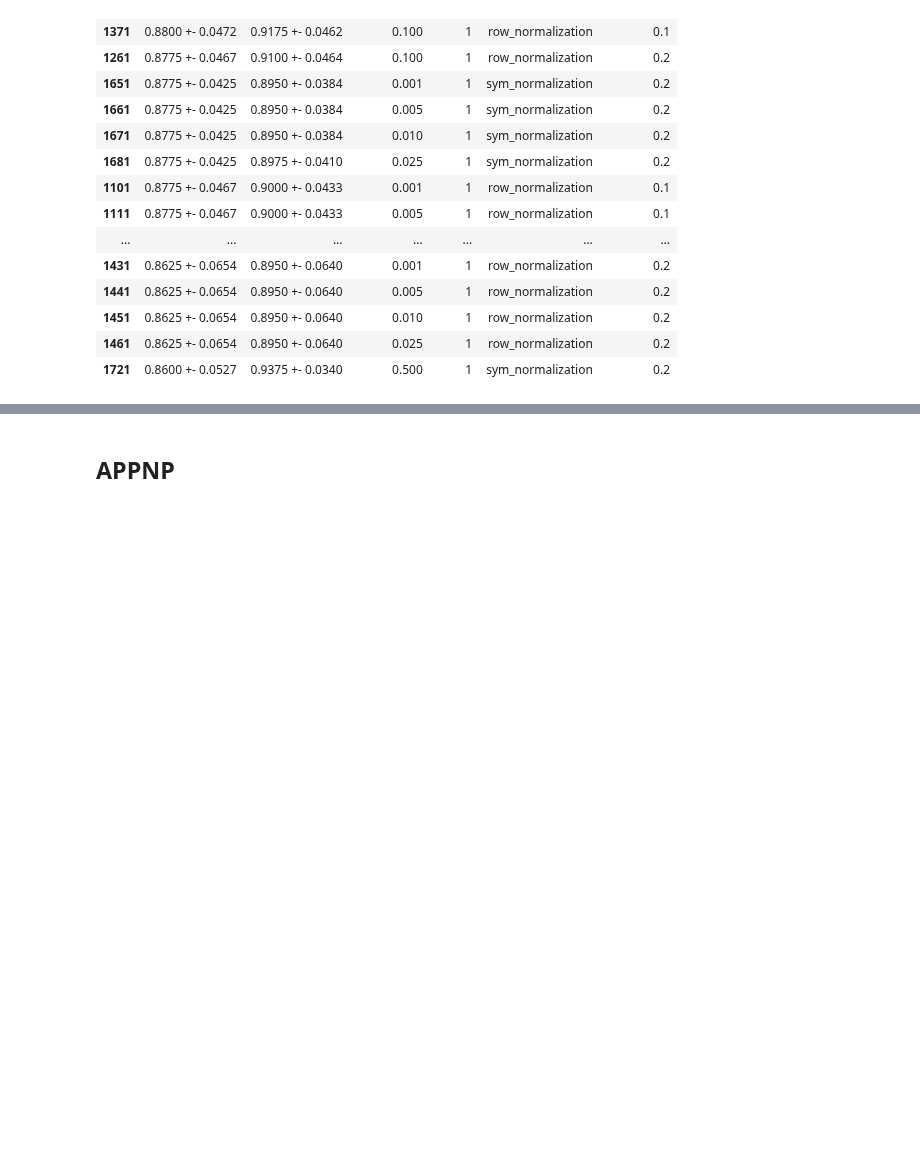
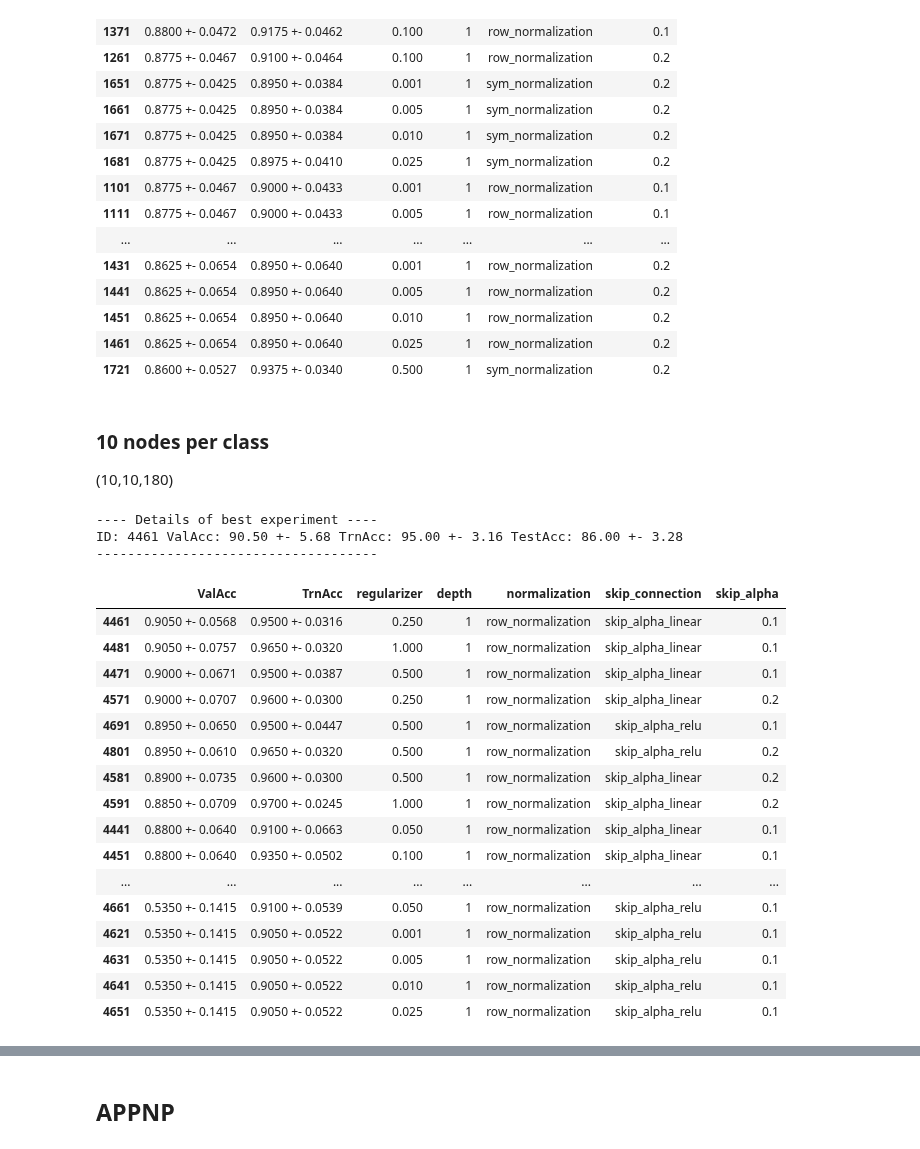
Before and after one commit to saper0/qpcert, a Jupyter notebook: notebooks/hyperparams/sbm.ipynb, the cells around one changed output, grey strips where cells are left out. Saved outputs shown, nothing was run; the diff lists cells and outputs as text; code cells hidden in the pictures; blank space fills up the shorter version.

Commit message:
Added CBA config files and hyperparam search for CBA and SBM

```diff
--- a/notebooks/hyperparams/sbm.ipynb
+++ b/notebooks/hyperparams/sbm.ipynb
@@ -653,3 +1102,37 @@ ID: 1151 ValAcc: 89.25 +- 4.88 TrnAcc: 90.50 +- 4.15 TestAcc: 86.94 +- 2.40
 | 1451 | 0.8625 +- 0.0654 | 0.8950 +- 0.0640 | 0.010 | 1 | row_normalization | 0.2 |
 | 1461 | 0.8625 +- 0.0654 | 0.8950 +- 0.0640 | 0.025 | 1 | row_normalization | 0.2 |
 | 1721 | 0.8600 +- 0.0527 | 0.9375 +- 0.0340 | 0.500 | 1 | sym_normalization | 0.2 |
+# %% [markdown]
+### 10 nodes per class
+(10,10,180)
+# %%
+start_id = 4401
+end_id = 4840
+n_seeds = 10
+hyperparams = ["regularizer","depth","normalization","skip_connection", "skip_alpha"]
+pred_method = "svm"
+dataset = "csbm"
+collection= "m_sbm_hyper_gcn"
+utils.get_best_hyperparams(start_id, end_id, n_seeds, hyperparams,
+                           pred_method, dataset, collection, use_seeds=n_seeds)
+# %% [output]
+---- Details of best experiment ----
+ID: 4461 ValAcc: 90.50 +- 5.68 TrnAcc: 95.00 +- 3.16 TestAcc: 86.00 +- 3.28
+------------------------------------
+|  | ValAcc | TrnAcc | regularizer | depth | normalization | skip_connection | skip_alpha |
+| 4461 | 0.9050 +- 0.0568 | 0.9500 +- 0.0316 | 0.250 | 1 | row_normalization | skip_alpha_linear | 0.1 |
+| 4481 | 0.9050 +- 0.0757 | 0.9650 +- 0.0320 | 1.000 | 1 | row_normalization | skip_alpha_linear | 0.1 |
+| 4471 | 0.9000 +- 0.0671 | 0.9500 +- 0.0387 | 0.500 | 1 | row_normalization | skip_alpha_linear | 0.1 |
+| 4571 | 0.9000 +- 0.0707 | 0.9600 +- 0.0300 | 0.250 | 1 | row_normalization | skip_alpha_linear | 0.2 |
+| 4691 | 0.8950 +- 0.0650 | 0.9500 +- 0.0447 | 0.500 | 1 | row_normalization | skip_alpha_relu | 0.1 |
+| 4801 | 0.8950 +- 0.0610 | 0.9650 +- 0.0320 | 0.500 | 1 | row_normalization | skip_alpha_relu | 0.2 |
+| 4581 | 0.8900 +- 0.0735 | 0.9600 +- 0.0300 | 0.500 | 1 | row_normalization | skip_alpha_linear | 0.2 |
+| 4591 | 0.8850 +- 0.0709 | 0.9700 +- 0.0245 | 1.000 | 1 | row_normalization | skip_alpha_linear | 0.2 |
+| 4441 | 0.8800 +- 0.0640 | 0.9100 +- 0.0663 | 0.050 | 1 | row_normalization | skip_alpha_linear | 0.1 |
+| 4451 | 0.8800 +- 0.0640 | 0.9350 +- 0.0502 | 0.100 | 1 | row_normalization | skip_alpha_linear | 0.1 |
+| ... | ... | ... | ... | ... | ... | ... | ... |
+| 4661 | 0.5350 +- 0.1415 | 0.9100 +- 0.0539 | 0.050 | 1 | row_normalization | skip_alpha_relu | 0.1 |
+| 4621 | 0.5350 +- 0.1415 | 0.9050 +- 0.0522 | 0.001 | 1 | row_normalization | skip_alpha_relu | 0.1 |
+| 4631 | 0.5350 +- 0.1415 | 0.9050 +- 0.0522 | 0.005 | 1 | row_normalization | skip_alpha_relu | 0.1 |
+| 4641 | 0.5350 +- 0.1415 | 0.9050 +- 0.0522 | 0.010 | 1 | row_normalization | skip_alpha_relu | 0.1 |
+| 4651 | 0.5350 +- 0.1415 | 0.9050 +- 0.0522 | 0.025 | 1 | row_normalization | skip_alpha_relu | 0.1 |
```
Also changed, not shown: parts of 33 cells of this notebook, 10 other files.
